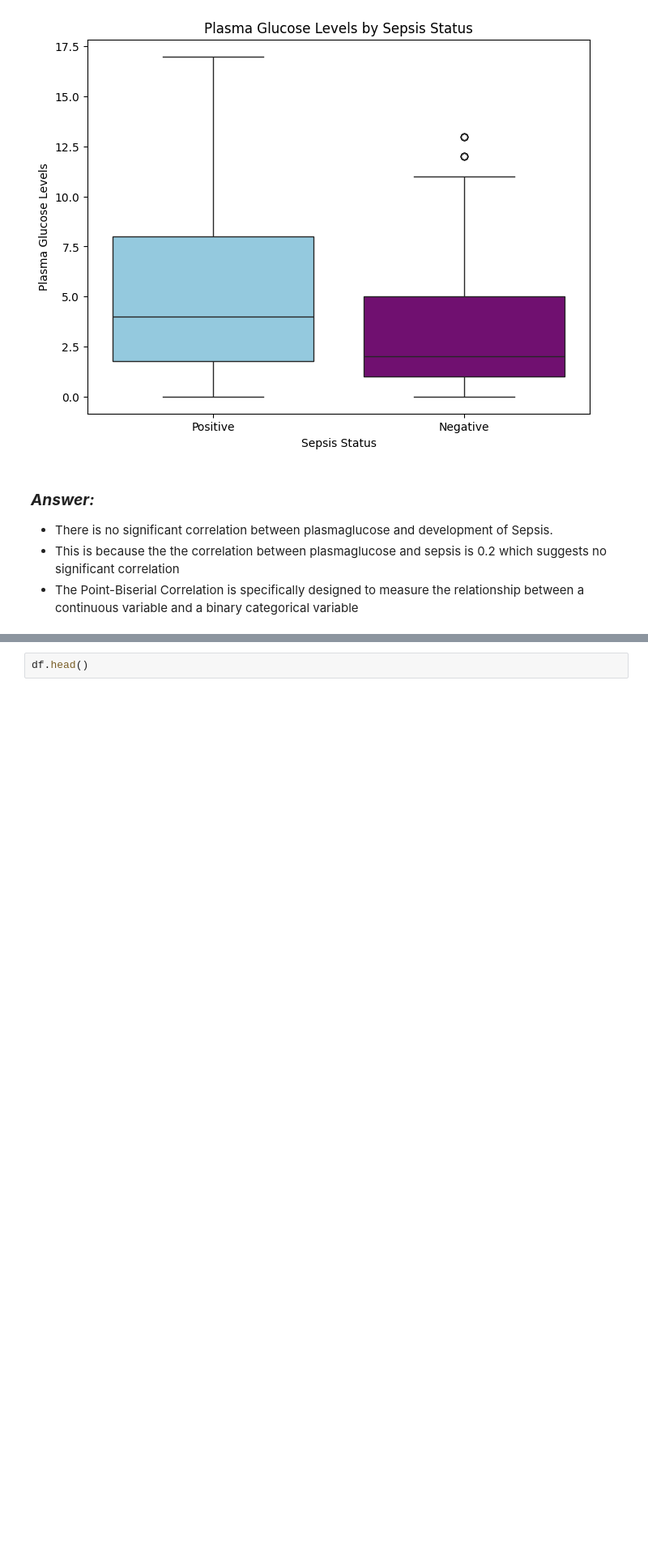
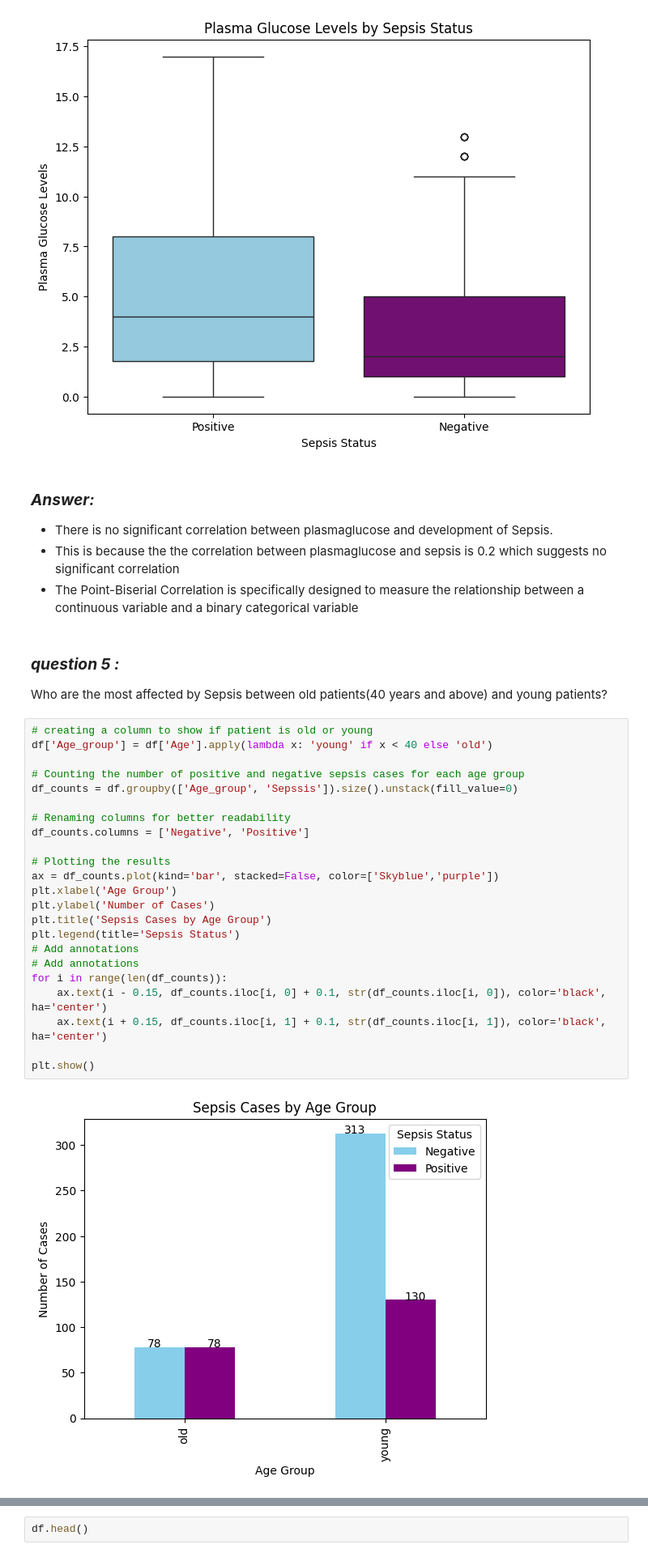
Before and after one commit to Felo10coder/Machine-Learning-API-s, a Jupyter notebook: ML_APIs.ipynb, the cells around one changed output, grey strips where cells are left out. Shown at 81% size. Cells and saved outputs as stored; diff of their text form; blank space fills up the shorter version.

Commit message:
ading question 5

```diff
--- a/ML_APIs.ipynb
+++ b/ML_APIs.ipynb
@@ -381,3 +382,31 @@ no significant correlation.
 - There is no significant correlation between plasmaglucose and development of Sepsis.
 - This is because the the correlation between plasmaglucose and sepsis is 0.2 which suggests no significant correlation
 - The Point-Biserial Correlation is specifically designed to measure the relationship between a continuous variable and a binary categorical variable
+# %% [markdown]
+### ***question 5 :***
+Who are the most affected by Sepsis between old patients(40 years and above) and young patients?
+# %%
+# creating a column to show if patient is old or young
+df['Age_group'] = df['Age'].apply(lambda x: 'young' if x < 40 else 'old')
+
+# Counting the number of positive and negative sepsis cases for each age group
+df_counts = df.groupby(['Age_group', 'Sepssis']).size().unstack(fill_value=0)
+
+# Renaming columns for better readability
+df_counts.columns = ['Negative', 'Positive']
+
+# Plotting the results
+ax = df_counts.plot(kind='bar', stacked=False, color=['Skyblue','purple'])
+plt.xlabel('Age Group')
+plt.ylabel('Number of Cases')
+plt.title('Sepsis Cases by Age Group')
+plt.legend(title='Sepsis Status')
+# Add annotations
+# Add annotations
+for i in range(len(df_counts)):
+    ax.text(i - 0.15, df_counts.iloc[i, 0] + 0.1, str(df_counts.iloc[i, 0]), color='black', ha='center')
+    ax.text(i + 0.15, df_counts.iloc[i, 1] + 0.1, str(df_counts.iloc[i, 1]), color='black', ha='center')
+
+plt.show()
+# %% [output]
+[figure, added]
```
Also changed, not shown: parts of 7 cells of this notebook.
